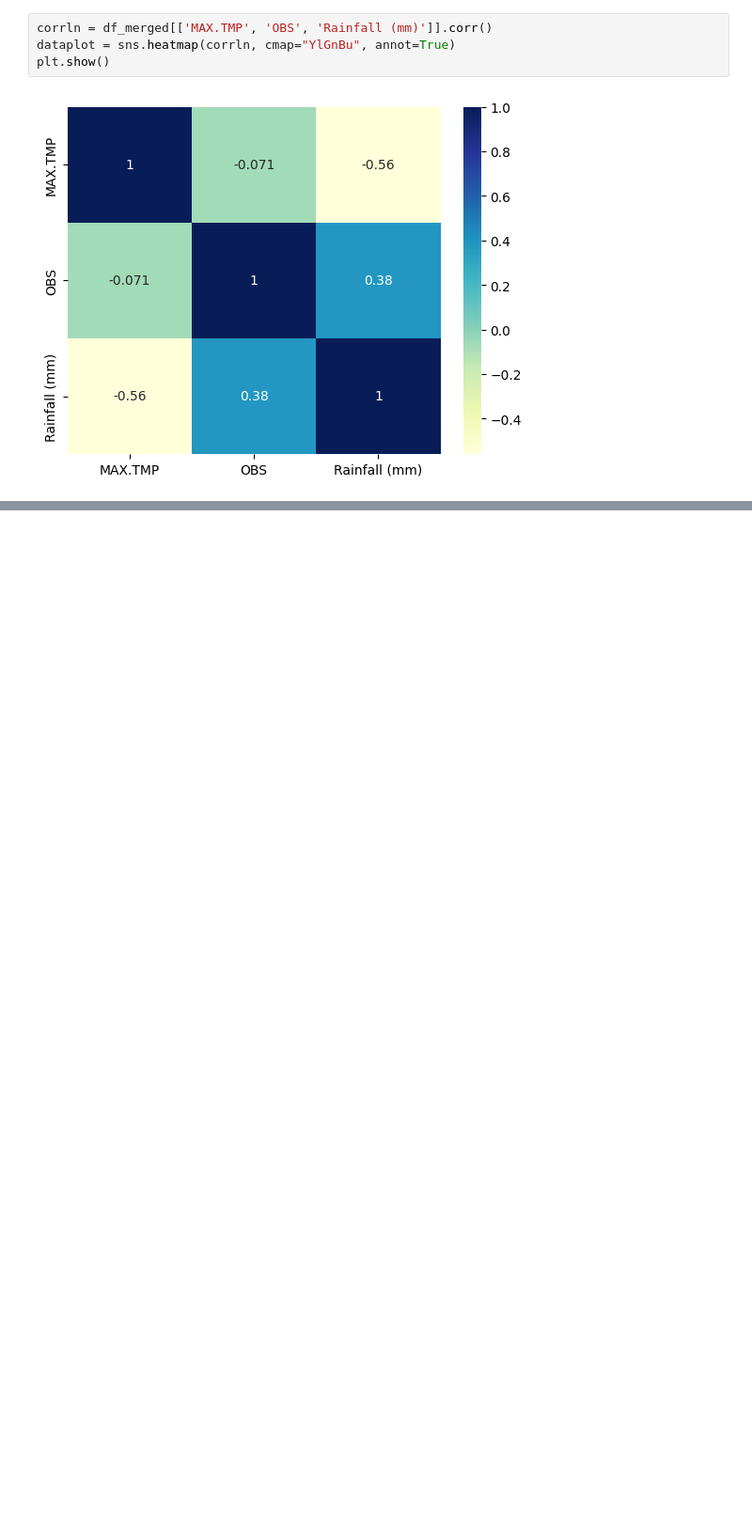
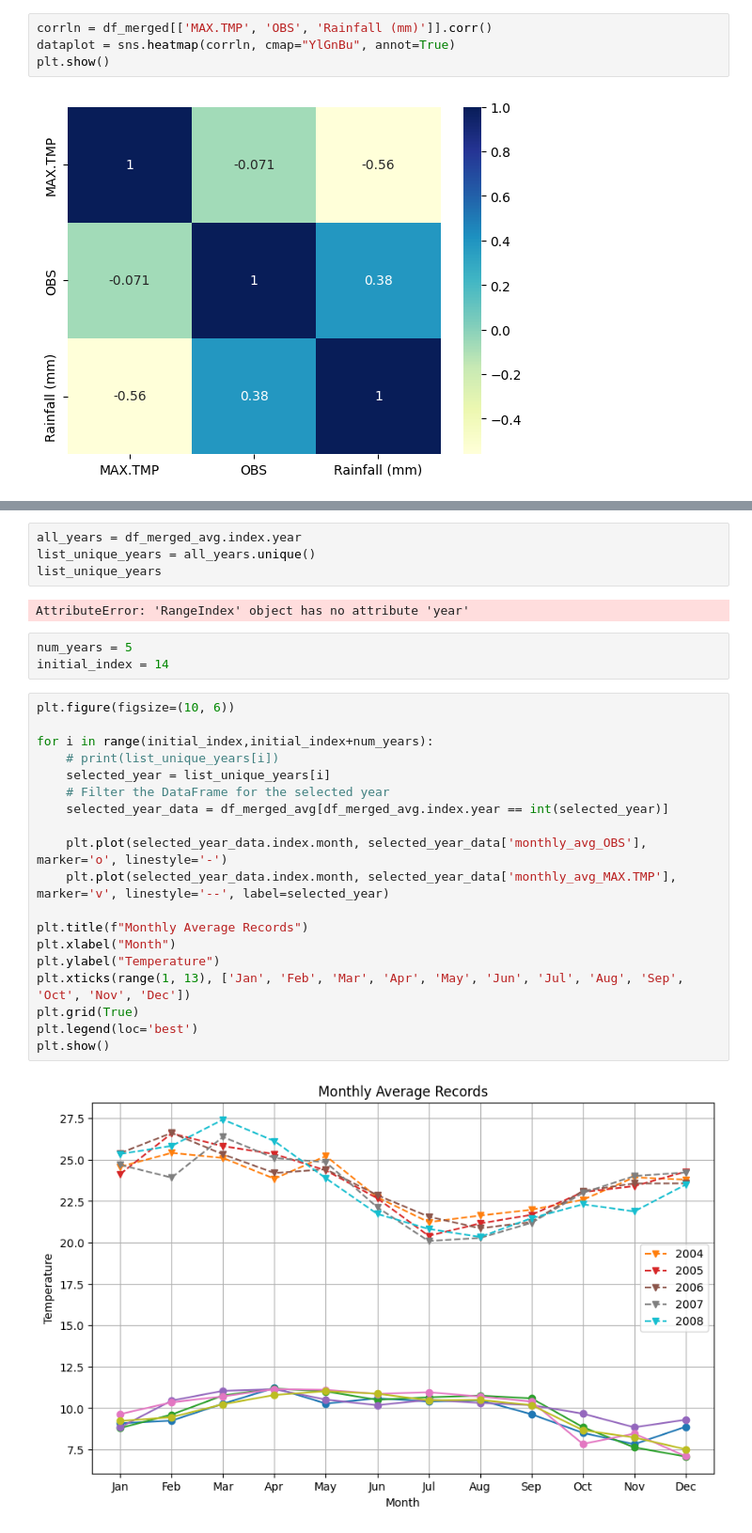
Before and after one commit to Genet-Abay/RiverFlow-Pridiction, a Jupyter notebook: DataAnalysis.ipynb, the cells around one changed output, grey strips where cells are left out. Shown at 94% size. Drawn from its saved outputs; the diff is of its cells as text; blank space fills up the shorter version.

```diff
--- a/DataAnalysis.ipynb
+++ b/DataAnalysis.ipynb
@@ -99,0 +211,30 @@ plt.show()
+# %%
+all_years = df_merged_avg.index.year
+list_unique_years = all_years.unique()
+list_unique_years
+# %% [output]
+AttributeError: 'RangeIndex' object has no attribute 'year'
+# %%
+num_years = 5
+initial_index = 14
+# %%
+plt.figure(figsize=(10, 6))
+
+for i in range(initial_index,initial_index+num_years):
+    # print(list_unique_years[i])
+    selected_year = list_unique_years[i]
+    # Filter the DataFrame for the selected year
+    selected_year_data = df_merged_avg[df_merged_avg.index.year == int(selected_year)]
+
+    plt.plot(selected_year_data.index.month, selected_year_data['monthly_avg_OBS'], marker='o', linestyle='-')
+    plt.plot(selected_year_data.index.month, selected_year_data['monthly_avg_MAX.TMP'], marker='v', linestyle='--', label=selected_year)
+
+plt.title(f"Monthly Average Records")
+plt.xlabel("Month")
+plt.ylabel("Temperature")
+plt.xticks(range(1, 13), ['Jan', 'Feb', 'Mar', 'Apr', 'May', 'Jun', 'Jul', 'Aug', 'Sep', 'Oct', 'Nov', 'Dec'])
+plt.grid(True)
+plt.legend(loc='best')
+plt.show()
+# %% [output]
+[figure, added]
```
Also changed, not shown: parts of 47 cells of this notebook.
